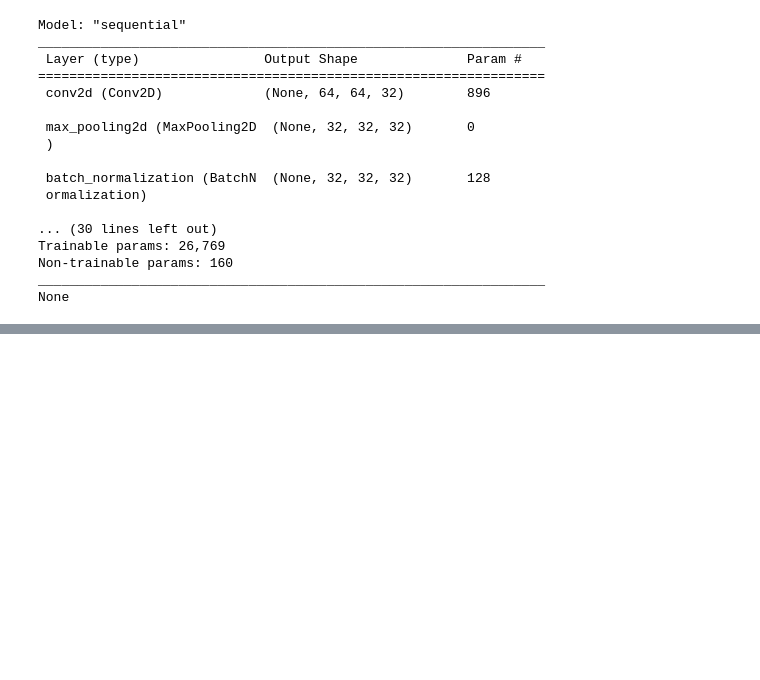
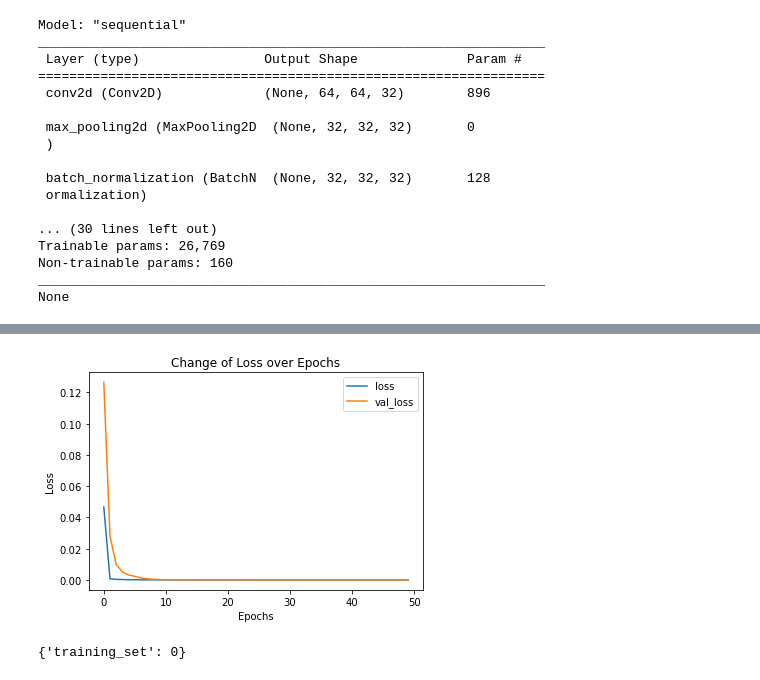
Before and after one commit to rahulshukla0909/MINI-Projects, a Jupyter notebook: CNN epoch.ipynb, the cells around one changed output, grey strips where cells are left out. Saved outputs shown, nothing was run; the diff lists cells and outputs as text; code cells hidden in the pictures; blank space fills up the shorter version.

```diff
--- a/CNN epoch.ipynb
+++ b/CNN epoch.ipynb
@@ -155,0 +190,15 @@ Epoch 50/50
+# %%
+#plotting model loss
+plt.plot(history.history['loss'])
+plt.plot(history.history['val_loss'], '')
+plt.xlabel("Epochs")
+plt.ylabel('Loss')
+plt.title('Change of Loss over Epochs')
+plt.legend(['loss', 'val_loss'])
+plt.show()
+# %% [output]
+[figure, added]
+# %%
+trainDataset.class_indices
+# %% [output]
+{'training_set': 0}
```
Also changed, not shown: parts of 6 cells of this notebook.
